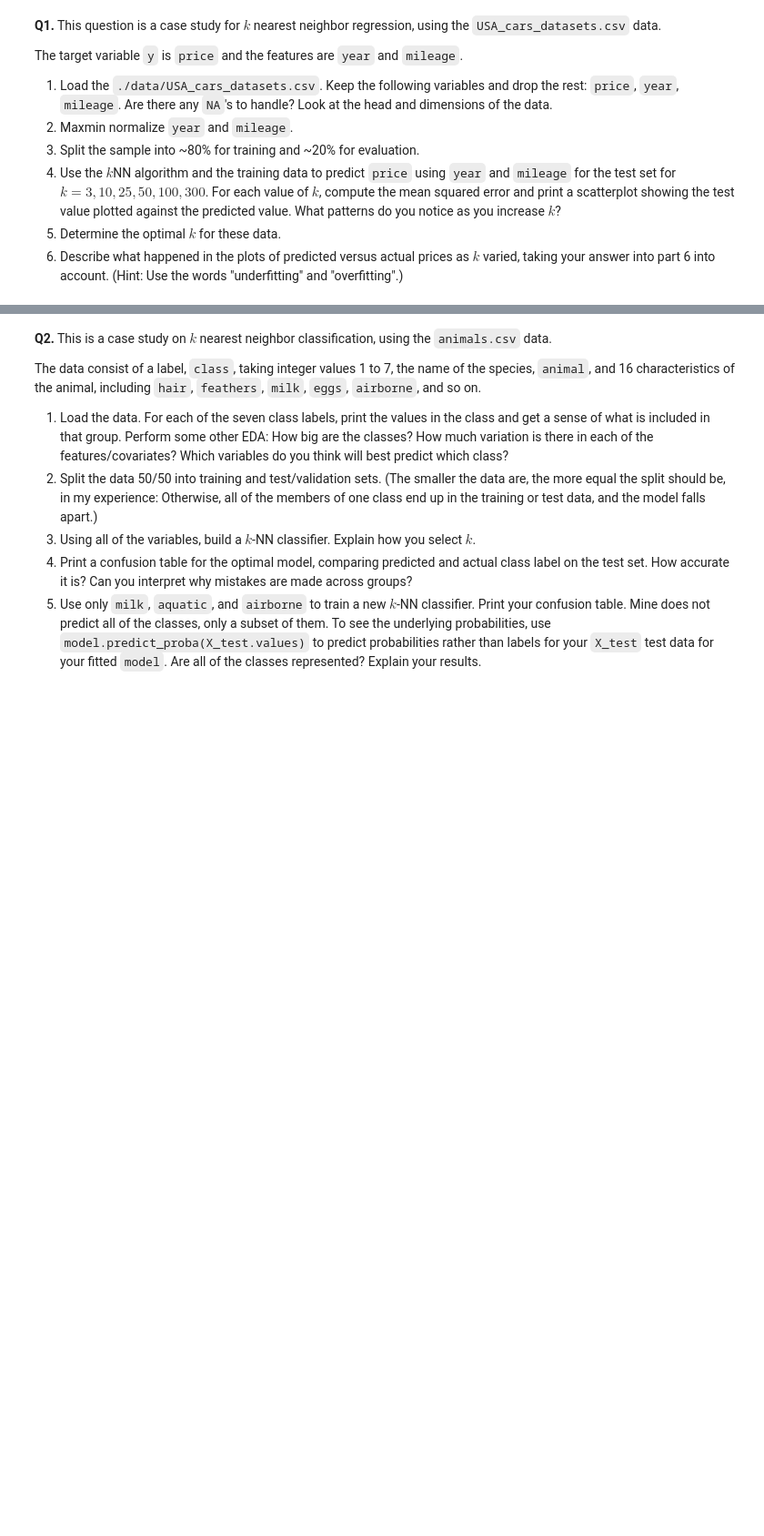
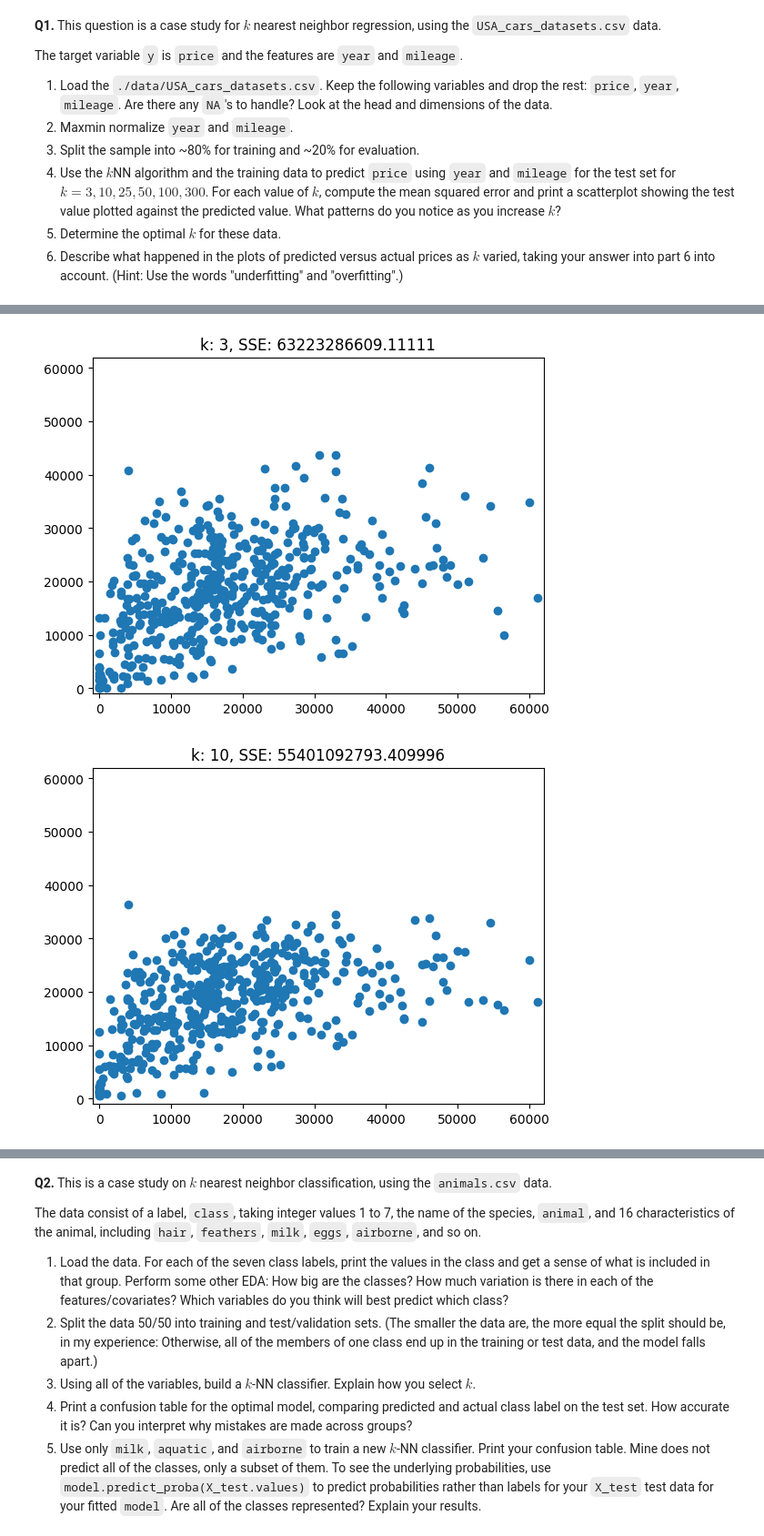
Before and after one commit to emilymacris/knn, a Jupyter notebook: assignment_knn.ipynb, the cells around one changed output, grey strips where cells are left out. Shown: that part at 91% size. Drawn from its saved outputs; the diff is of its cells as text; code cells hidden in the pictures; blank space fills up the shorter version.

```diff
--- a/assignment_knn.ipynb
+++ b/assignment_knn.ipynb
@@ -42,3 +45,10 @@ The target variable `y` is `price` and the features are `year` and `mileage`.
 4. Use the $k$NN algorithm and the training data to predict `price` using `year` and `mileage` for the test set for $k=3,10,25,50,100,300$. For each value of $k$, compute the mean squared error and print a scatterplot showing the test value plotted against the predicted value. What patterns do you notice as you increase $k$?
 5. Determine the optimal $k$ for these data.
 6. Describe what happened in the plots of predicted versus actual prices as $k$ varied, taking your answer into part 6 into account. (Hint: Use the words "underfitting" and "overfitting".)
+# %%
+#1
+df = pd.read_csv('./knn/data/USA_cars_datasets.csv')
+df = df.loc[:,['price','year','mileage'] ]
+print(df.shape)
+print(df.describe())
+df.head()
@@ -44,0 +72,34 @@ The target variable `y` is `price` and the features are `year` and `mileage`.
+# %%
+#2
+def maxmin(x):
+    u = (x-min(x))/(max(x)-min(x))
+    return u
+
+df['year'] = maxmin(df['year'])
+df['mileage'] = maxmin(df['mileage'])
+# %%
+#3
+
+from sklearn.model_selection import train_test_split
+y = df['price']
+X = df.drop('price',axis=1)
+X_train, X_test, y_train, y_test = train_test_split(X,y,test_size=.2,random_state=100)
+# %%
+#4
+from sklearn.neighbors import KNeighborsRegressor
+import matplotlib.pyplot as plt
+
+for k in [3,10,25,50,100,300]:
+    model = KNeighborsRegressor(n_neighbors=k).fit(X_train,y_train)
+    y_hat = model.predict(X_test)
+    SSE = np.sum( (y_test-y_hat)**2 )
+    #
+    plot, axes = plt.subplots()
+    plt.scatter(y_test,y_hat)
+    plt.title('k: '+str(k)+', SSE: '+str(SSE))
+    axes.set_ylim(-1000, 62000)
+    axes.set_xlim(-1000, 62000)
+    plt.show()
+# %% [output]
+[figure, added]
+[figure, added]
```
Also changed, not shown: parts of 5 cells of this notebook.
